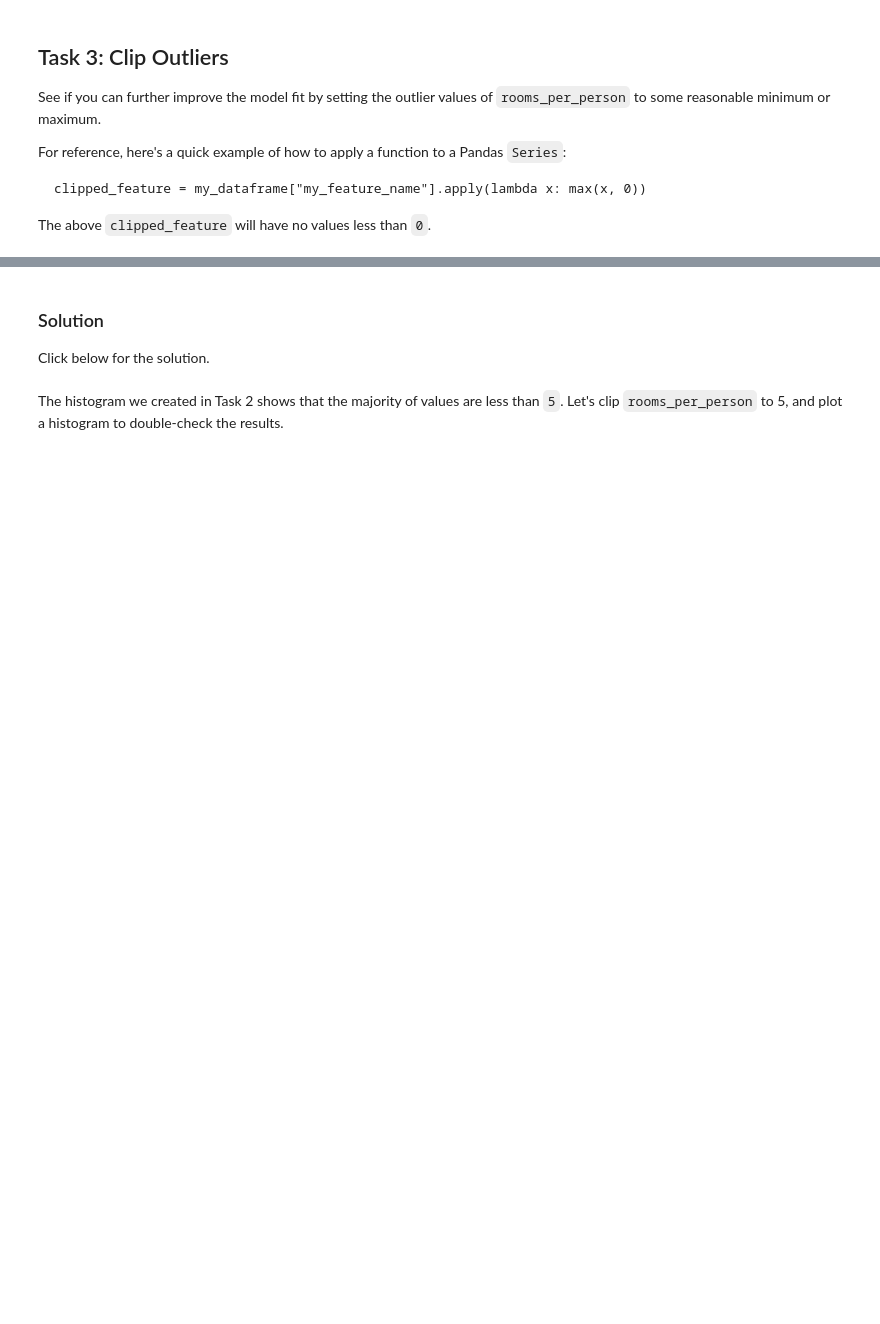
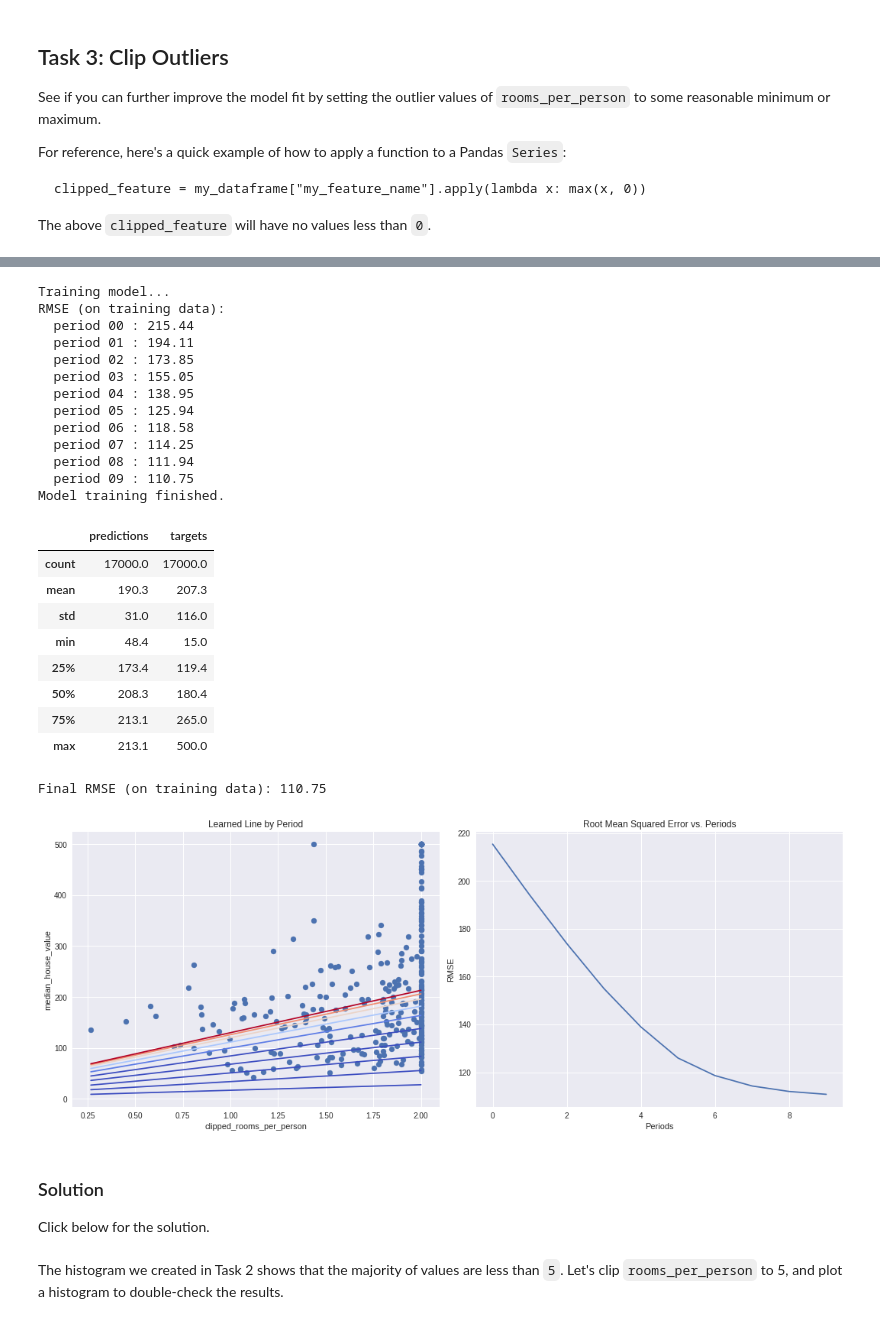
Before and after one commit to maxwellmckinnon/GoogleMLCrashCourse, a Jupyter notebook: synthetic_features_and_outliers.ipynb, the cells around one changed output, grey strips where cells are left out. Drawn from its saved outputs; the diff is of its cells as text; code cells hidden in the pictures; blank space fills up the shorter version.

```diff
--- a/synthetic_features_and_outliers.ipynb
+++ b/synthetic_features_and_outliers.ipynb
@@ -326,3 +371,34 @@ The above `clipped_feature` will have no values less than `0`.
+# %%
+calibration_data = train_model(
+    learning_rate=0.05,
+    steps=500,
+    batch_size=5,
+    input_feature="clipped_rooms_per_person")
+# %% [output]
+Training model...
+RMSE (on training data):
+  period 00 : 215.44
+  period 01 : 194.11
+  period 02 : 173.85
+  period 03 : 155.05
+  period 04 : 138.95
+  period 05 : 125.94
+  period 06 : 118.58
+  period 07 : 114.25
+  period 08 : 111.94
+  period 09 : 110.75
+Model training finished.
+|  | predictions | targets |
+| count | 17000.0 | 17000.0 |
+| mean | 190.3 | 207.3 |
+| std | 31.0 | 116.0 |
+| min | 48.4 | 15.0 |
+| 25% | 173.4 | 119.4 |
+| 50% | 208.3 | 180.4 |
+| 75% | 213.1 | 265.0 |
+| max | 213.1 | 500.0 |
+Final RMSE (on training data): 110.75
+[figure, added]
 # %% [markdown]
 ### Solution
 
```
Also changed, not shown: parts of 10 cells of this notebook.
